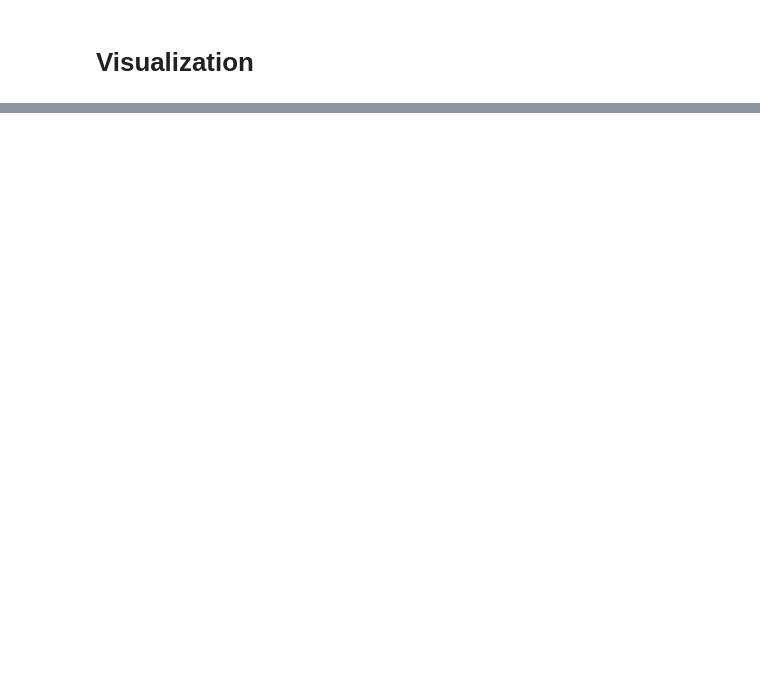
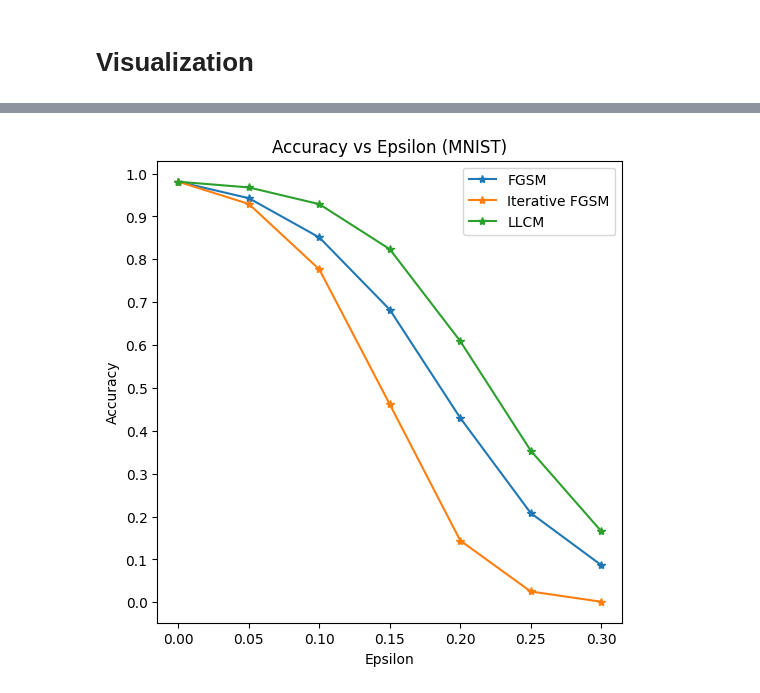
Before and after one commit to iamrajjoshi/adversarial_attacks, a Jupyter notebook: Visualization.ipynb, the cells around one changed output, grey strips where cells are left out. Cells and saved outputs as stored; diff of their text form; code cells hidden in the pictures; blank space fills up the shorter version.

Commit message:
added visualizations

```diff
--- a/Visualization.ipynb
+++ b/Visualization.ipynb
@@ -45,12 +43,14 @@ FileNotFoundError: [Errno 2] No such file or directory: 'results/llc_accuracies_
 # %%
 plt.figure(figsize=(6,6))
 plt.plot(epsilons, fgsm_accuracies_mnist, "*-", label="FGSM")
 plt.plot(epsilons, igs_accuracies_mnist, "*-", label="Iterative FGSM")
 plt.plot(epsilons, llc_accuracies_mnist, "*-", label="LLCM")
 plt.yticks(np.arange(0, 1.1, step=0.1))
 plt.xticks(np.arange(0, .35, step=0.05))
-plt.title("Accuracy vs Epsilon (mnist)")
+plt.title("Accuracy vs Epsilon (MNIST)")
 plt.xlabel("Epsilon")
 plt.ylabel("Accuracy")
 plt.legend()
 plt.show()
+# %% [output]
+[figure, added]
```
Also changed, not shown: parts of 9 cells of this notebook.
